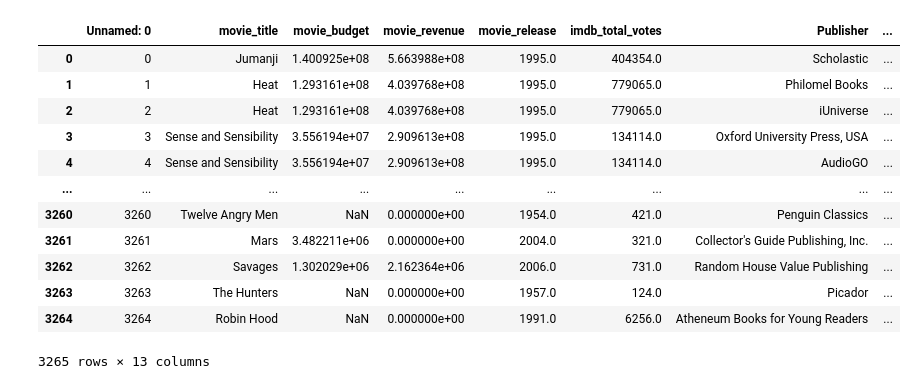
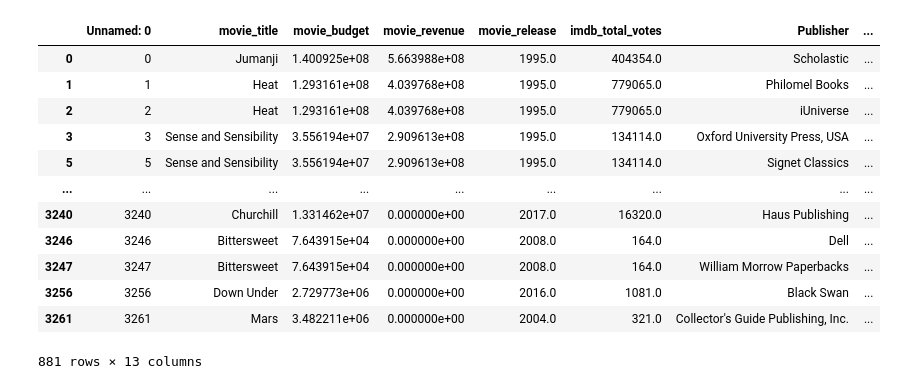
Before and after one commit to emilybae2025/Book-to-Film-Success-Prediction-Model, a Jupyter notebook: modeling.ipynb, the cells around one changed output. Cells and saved outputs as stored; diff of their text form; code cells hidden in the pictures.

```diff
--- a/modeling.ipynb
+++ b/modeling.ipynb
@@ -6,17 +7,18 @@ import numpy as np
 # %%
 df = pd.read_csv("final_data.csv")
+df = df.dropna()
 df
 # %% [output]
 |  | Unnamed: 0 | movie_title | movie_budget | movie_revenue | movie_release | imdb_total_votes | Publisher | ... |
 | 0 | 0 | Jumanji | 1.400925e+08 | 5.663988e+08 | 1995.0 | 404354.0 | Scholastic | ... |
 | 1 | 1 | Heat | 1.293161e+08 | 4.039768e+08 | 1995.0 | 779065.0 | Philomel Books | ... |
 | 2 | 2 | Heat | 1.293161e+08 | 4.039768e+08 | 1995.0 | 779065.0 | iUniverse | ... |
 | 3 | 3 | Sense and Sensibility | 3.556194e+07 | 2.909613e+08 | 1995.0 | 134114.0 | Oxford University Press, USA | ... |
-| 4 | 4 | Sense and Sensibility | 3.556194e+07 | 2.909613e+08 | 1995.0 | 134114.0 | AudioGO | ... |
+| 5 | 5 | Sense and Sensibility | 3.556194e+07 | 2.909613e+08 | 1995.0 | 134114.0 | Signet Classics | ... |
 | ... | ... | ... | ... | ... | ... | ... | ... | ... |
-| 3260 | 3260 | Twelve Angry Men | NaN | 0.000000e+00 | 1954.0 | 421.0 | Penguin Classics | ... |
+| 3240 | 3240 | Churchill | 1.331462e+07 | 0.000000e+00 | 2017.0 | 16320.0 | Haus Publishing | ... |
+| 3246 | 3246 | Bittersweet | 7.643915e+04 | 0.000000e+00 | 2008.0 | 164.0 | Dell | ... |
+| 3247 | 3247 | Bittersweet | 7.643915e+04 | 0.000000e+00 | 2008.0 | 164.0 | William Morrow Paperbacks | ... |
+| 3256 | 3256 | Down Under | 2.729773e+06 | 0.000000e+00 | 2016.0 | 1081.0 | Black Swan | ... |
 | 3261 | 3261 | Mars | 3.482211e+06 | 0.000000e+00 | 2004.0 | 321.0 | Collector's Guide Publishing, Inc. | ... |
-| 3262 | 3262 | Savages | 1.302029e+06 | 2.162364e+06 | 2006.0 | 731.0 | Random House Value Publishing | ... |
-| 3263 | 3263 | The Hunters | NaN | 0.000000e+00 | 1957.0 | 124.0 | Picador | ... |
-| 3264 | 3264 | Robin Hood | NaN | 0.000000e+00 | 1991.0 | 6256.0 | Atheneum Books for Young Readers | ... |
-3265 rows × 13 columns
+881 rows × 13 columns
```
Also changed, not shown: parts of 4 cells of this notebook.
